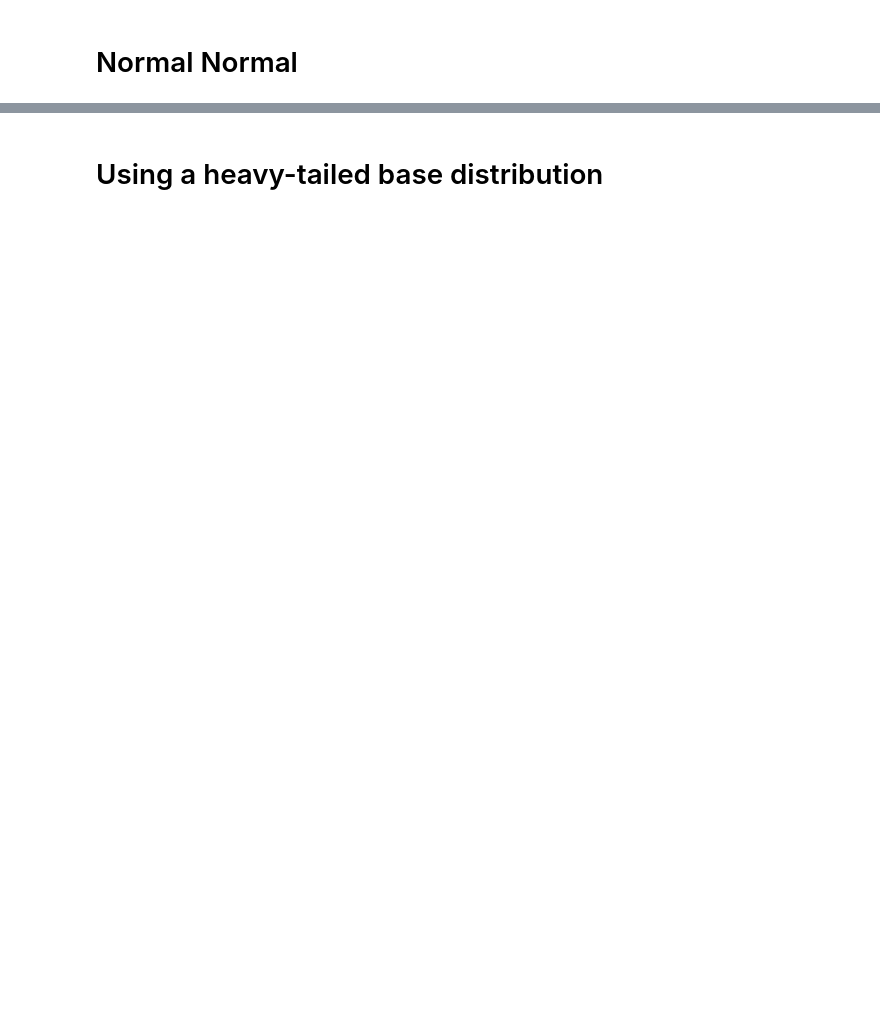
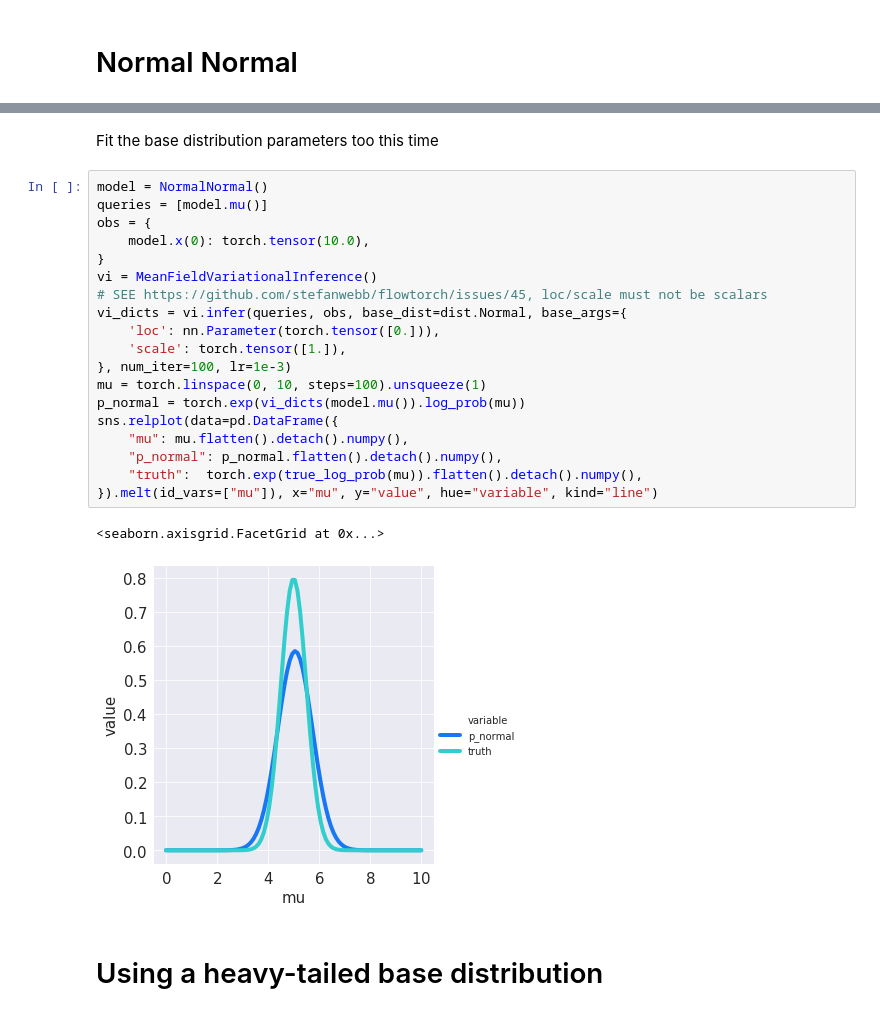
Before and after one commit to facebookresearch/beanmachine, a Jupyter notebook: src/beanmachine/ppl/experimental/MeanFieldVI.ipynb, the cells around one changed output, grey strips where cells are left out. Cells and saved outputs as stored; diff of their text form; blank space fills up the shorter version.

```diff
--- a/src/beanmachine/ppl/experimental/MeanFieldVI.ipynb
+++ b/src/beanmachine/ppl/experimental/MeanFieldVI.ipynb
@@ -58,3 +62,27 @@ tensor(5.5969)
+# %% [markdown]
+Fit the base distribution parameters too this time
+# %%
+model = NormalNormal()
+queries = [model.mu()]
+obs = {
+    model.x(0): torch.tensor(10.0),
+}
+vi = MeanFieldVariationalInference()
+# SEE https://github.com/stefanwebb/flowtorch/issues/45, loc/scale must not be scalars
+vi_dicts = vi.infer(queries, obs, base_dist=dist.Normal, base_args={
+    'loc': nn.Parameter(torch.tensor([0.])),
+    'scale': torch.tensor([1.]),
+}, num_iter=100, lr=1e-3)
+mu = torch.linspace(0, 10, steps=100).unsqueeze(1)
+p_normal = torch.exp(vi_dicts(model.mu()).log_prob(mu))
+sns.relplot(data=pd.DataFrame({
+    "mu": mu.flatten().detach().numpy(),
+    "p_normal": p_normal.flatten().detach().numpy(),
+    "truth":  torch.exp(true_log_prob(mu)).flatten().detach().numpy(),
+}).melt(id_vars=["mu"]), x="mu", y="value", hue="variable", kind="line")
+# %% [output]
+<seaborn.axisgrid.FacetGrid at 0x...>
+[figure, added]
 # %% [markdown]
 # Using a heavy-tailed base distribution
 # %%
```
Also changed, not shown: parts of 18 cells of this notebook, 14 other files.
